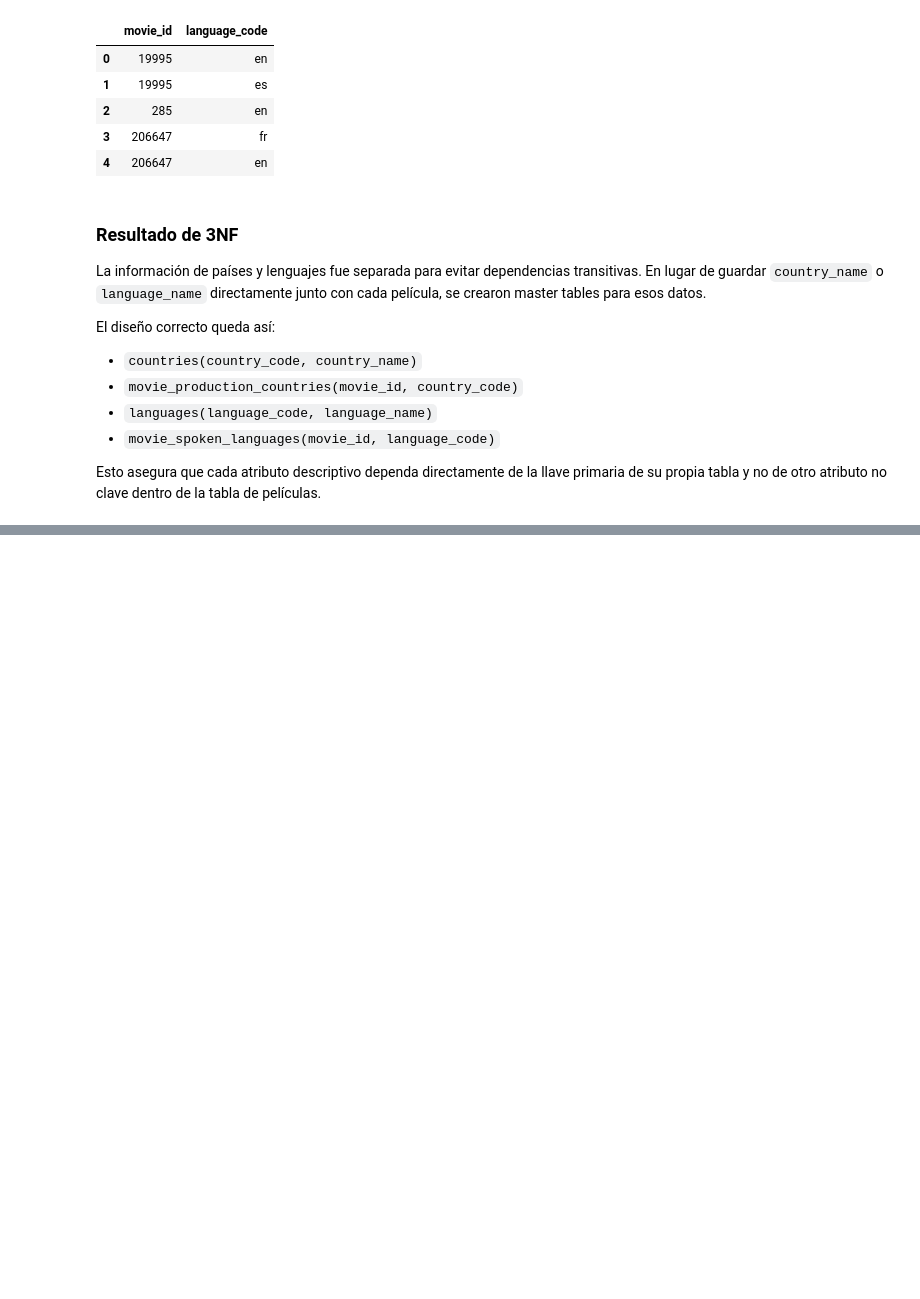
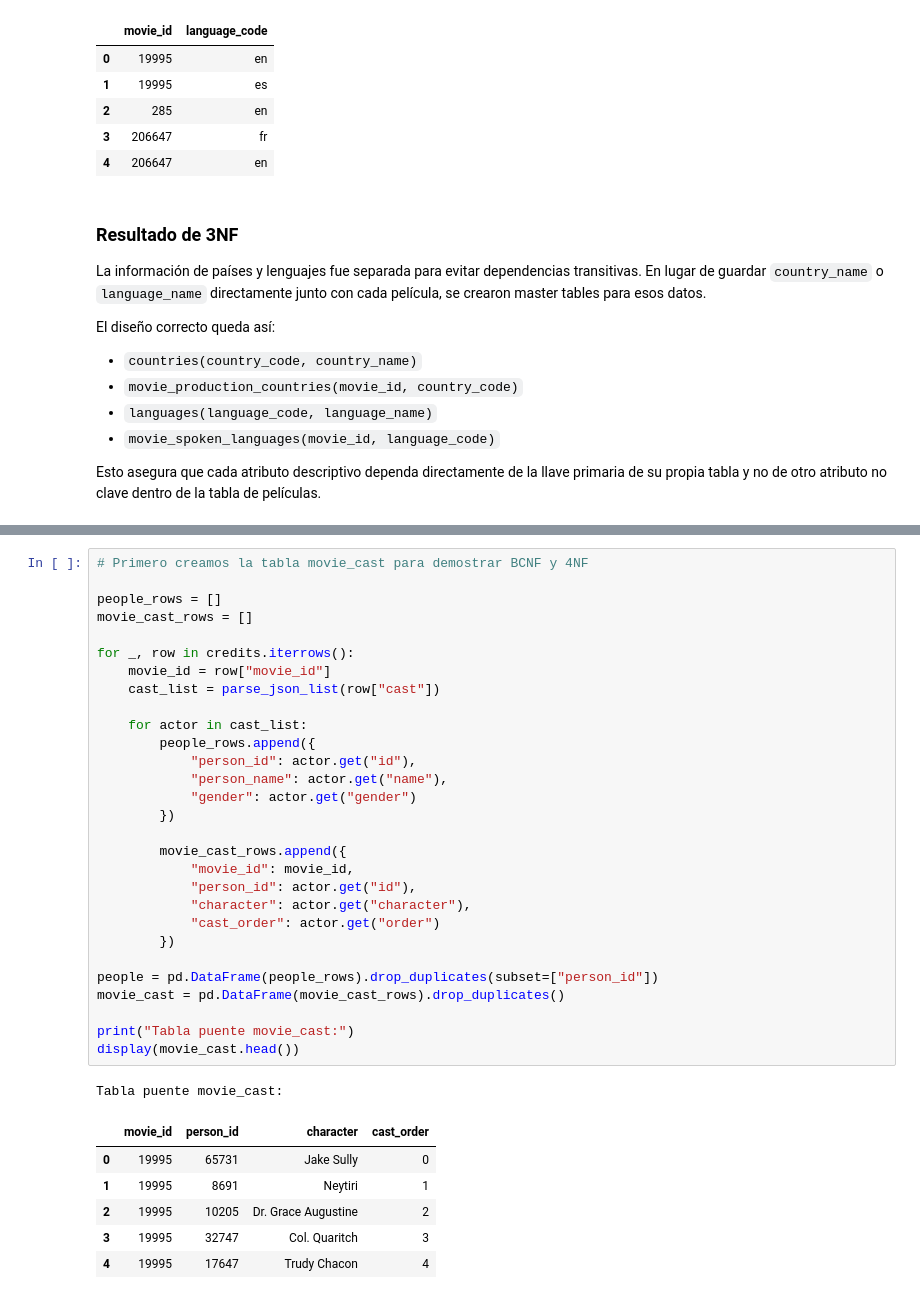
Before and after one commit to Morales222/Asignacion-3-Base-de-Datos, a Jupyter notebook: notebook-asignacion-3.ipynb, the cells around one changed output, grey strips where cells are left out. Saved outputs shown, nothing was run; the diff lists cells and outputs as text; blank space fills up the shorter version.

```diff
--- a/notebook-asignacion-3.ipynb
+++ b/notebook-asignacion-3.ipynb
@@ -464,0 +487,37 @@ Esto asegura que cada atributo descriptivo dependa directamente de la llave prim
+# %%
+# Primero creamos la tabla movie_cast para demostrar BCNF y 4NF
+
+people_rows = []
+movie_cast_rows = []
+
+for _, row in credits.iterrows():
+    movie_id = row["movie_id"]
+    cast_list = parse_json_list(row["cast"])
+
+    for actor in cast_list:
+        people_rows.append({
+            "person_id": actor.get("id"),
+            "person_name": actor.get("name"),
+            "gender": actor.get("gender")
+        })
+
+        movie_cast_rows.append({
+            "movie_id": movie_id,
+            "person_id": actor.get("id"),
+            "character": actor.get("character"),
+            "cast_order": actor.get("order")
+        })
+
+people = pd.DataFrame(people_rows).drop_duplicates(subset=["person_id"])
+movie_cast = pd.DataFrame(movie_cast_rows).drop_duplicates()
+
+print("Tabla puente movie_cast:")
+display(movie_cast.head())
+# %% [output]
+Tabla puente movie_cast:
+|  | movie_id | person_id | character | cast_order |
+| 0 | 19995 | 65731 | Jake Sully | 0 |
+| 1 | 19995 | 8691 | Neytiri | 1 |
+| 2 | 19995 | 10205 | Dr. Grace Augustine | 2 |
+| 3 | 19995 | 32747 | Col. Quaritch | 3 |
+| 4 | 19995 | 17647 | Trudy Chacon | 4 |
```
Also changed, not shown: parts of 3 cells of this notebook.
